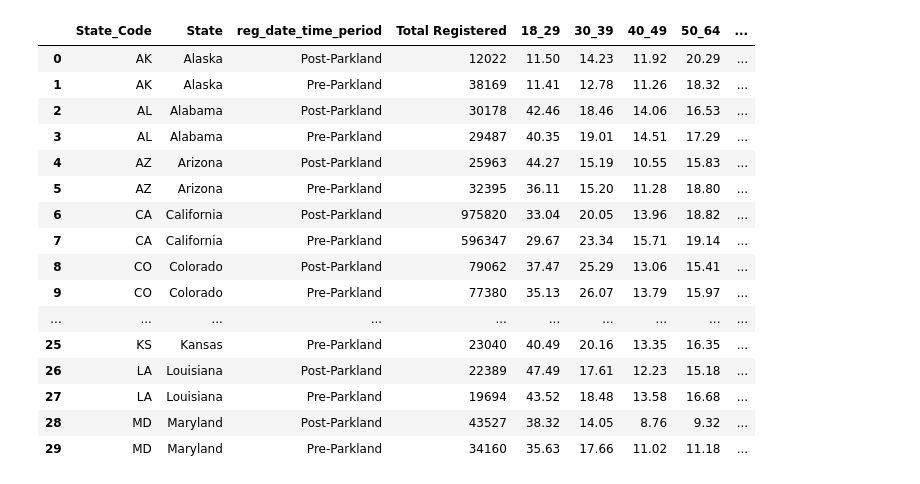
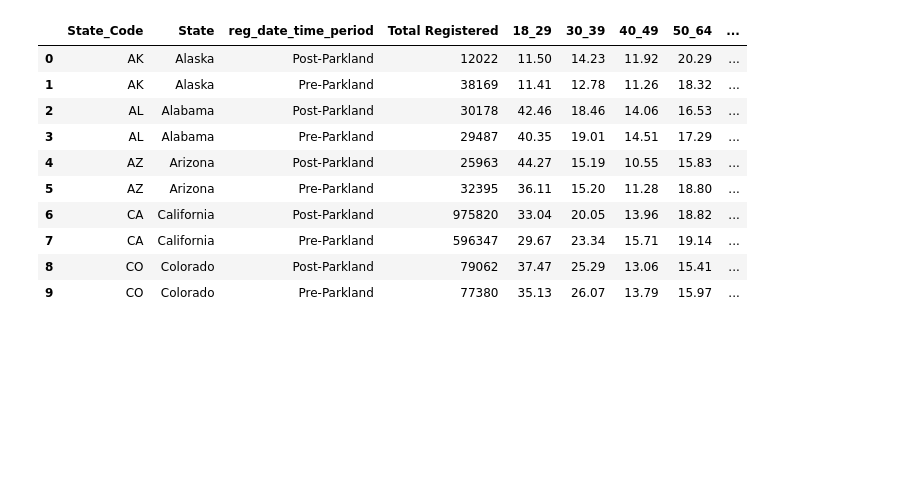
Before and after one commit to linleysanders/data-studio, a Jupyter notebook: Code/03-youth-vote/Youth Vote.ipynb, the cells around one changed output. Cells and saved outputs as stored; diff of their text form; code cells hidden in the pictures; blank space fills up the shorter version.

```diff
--- a/Code/03-youth-vote/Youth Vote.ipynb
+++ b/Code/03-youth-vote/Youth Vote.ipynb
@@ -6,25 +6,19 @@ import requests
 %matplotlib inline
 # %%
 df = pd.read_csv("Raw Counts National Parkland Voter Reg.csv")
-df.head(30)
+df.head(10)
 # %% [output]
 |  | State_Code | State | reg_date_time_period | Total Registered | 18_29 | 30_39 | 40_49 | 50_64 | ... |
 | 0 | AK | Alaska | Post-Parkland | 12022 | 11.50 | 14.23 | 11.92 | 20.29 | ... |
 | 1 | AK | Alaska | Pre-Parkland | 38169 | 11.41 | 12.78 | 11.26 | 18.32 | ... |
 | 2 | AL | Alabama | Post-Parkland | 30178 | 42.46 | 18.46 | 14.06 | 16.53 | ... |
 | 3 | AL | Alabama | Pre-Parkland | 29487 | 40.35 | 19.01 | 14.51 | 17.29 | ... |
 | 4 | AZ | Arizona | Post-Parkland | 25963 | 44.27 | 15.19 | 10.55 | 15.83 | ... |
 | 5 | AZ | Arizona | Pre-Parkland | 32395 | 36.11 | 15.20 | 11.28 | 18.80 | ... |
 | 6 | CA | California | Post-Parkland | 975820 | 33.04 | 20.05 | 13.96 | 18.82 | ... |
 | 7 | CA | California | Pre-Parkland | 596347 | 29.67 | 23.34 | 15.71 | 19.14 | ... |
 | 8 | CO | Colorado | Post-Parkland | 79062 | 37.47 | 25.29 | 13.06 | 15.41 | ... |
 | 9 | CO | Colorado | Pre-Parkland | 77380 | 35.13 | 26.07 | 13.79 | 15.97 | ... |
-| ... | ... | ... | ... | ... | ... | ... | ... | ... | ... |
-| 25 | KS | Kansas | Pre-Parkland | 23040 | 40.49 | 20.16 | 13.35 | 16.35 | ... |
-| 26 | LA | Louisiana | Post-Parkland | 22389 | 47.49 | 17.61 | 12.23 | 15.18 | ... |
-| 27 | LA | Louisiana | Pre-Parkland | 19694 | 43.52 | 18.48 | 13.58 | 16.68 | ... |
-| 28 | MD | Maryland | Post-Parkland | 43527 | 38.32 | 14.05 | 8.76 | 9.32 | ... |
-| 29 | MD | Maryland | Pre-Parkland | 34160 | 35.63 | 17.66 | 11.02 | 11.18 | ... |
 # %%
 count = pd.read_csv("Raw Counts-Table 1.csv")
 count = count.drop('Unnamed: 4', axis=1)
```
Also changed, not shown: parts of 9 cells of this notebook, 2 other files.
